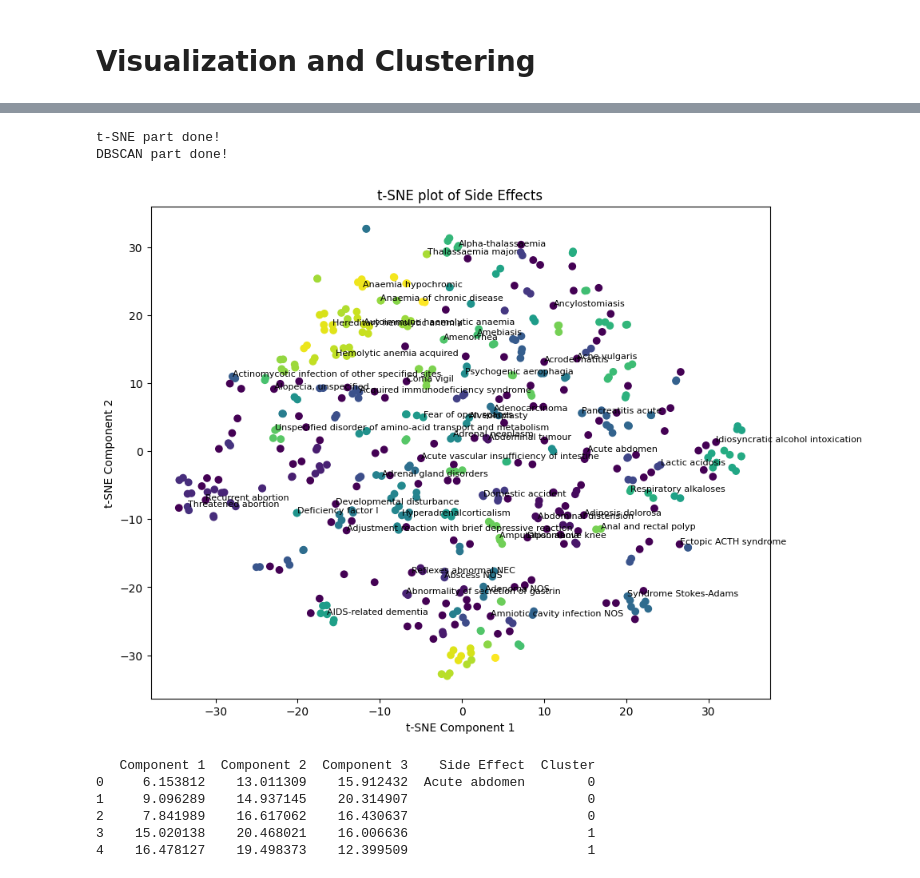
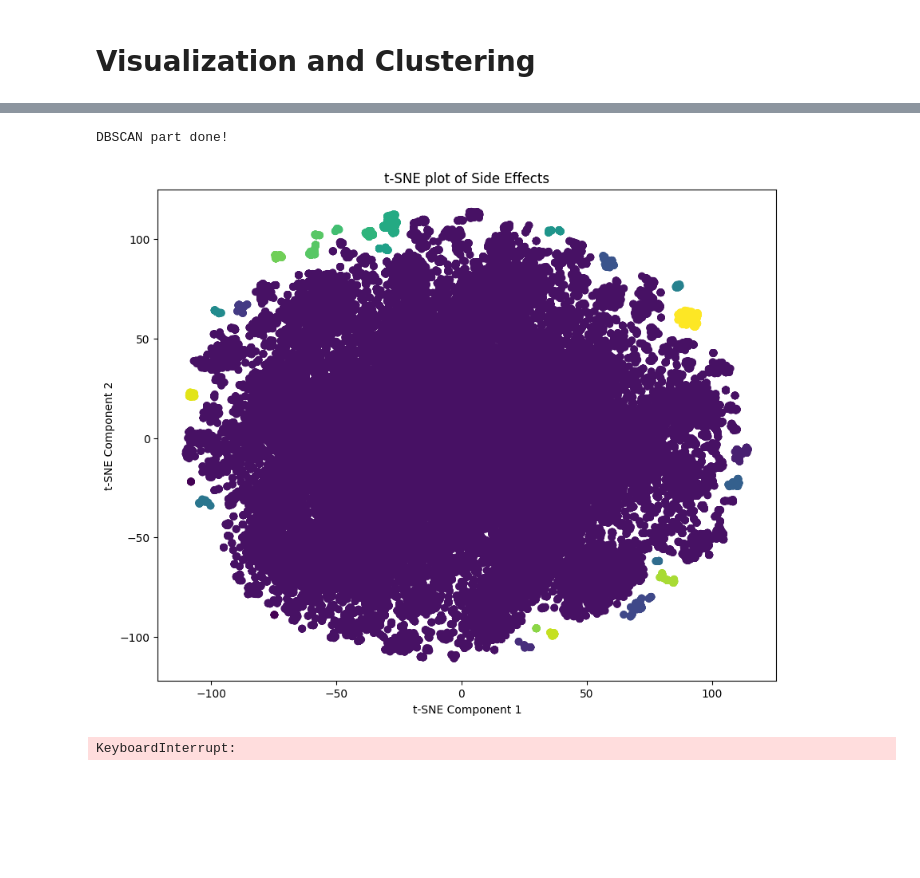
Before and after one commit to KorawutMing/drug-prediction, a Jupyter notebook: side_effects_visualization.ipynb, the cells around one changed output, grey strips where cells are left out. Drawn from its saved outputs; the diff is of its cells as text; code cells hidden in the pictures; blank space fills up the shorter version.

```diff
--- a/side_effects_visualization.ipynb
+++ b/side_effects_visualization.ipynb
@@ -25,6 +25,13 @@ print('Example side effects:', side_effects[:10])
 # %% [output]
 Number of unique side effects: 75604
 Example side effects: ['Acute abdomen', 'Syndrome abdominal acute', 'Abdominal syndrome acute', 'Abdominal cramps', 'Abdominal cramp', 'Cramp abdominal', 'Abdominal crampy pains', 'Griping abdominal', ...
+# %%
+# save side_effects to a file
+side_effects_path = 'data/side_effects.txt'
+
+with open(side_effects_path, 'w') as f:
+    for side_effect in side_effects:
+        f.write(side_effect + '\n')
 # %% [markdown]
 # Generate Embeddings
 # %%
@@ -58,2 +59,7 @@ import pickle
+# %%
+import pickle
+
+with open('vector_data/side_effects.pkl', 'rb') as f:
+    dense = pickle.load(f)
 # %% [markdown]
 # Visualization and Clustering
@@ -60,33 +85,23 @@ import pickle
 # %%
-# plot on 2D
-from sklearn.manifold import TSNE
-from sklearn.cluster import DBSCAN
-import matplotlib.pyplot as plt
-
-tsne = TSNE(n_components=2, random_state=42)
-X_2d = tsne.fit_transform(dense)
-print('t-SNE part done!')
-
-dbscan = DBSCAN(eps=1, min_samples=2)
+dbscan = DBSCAN(eps=5, min_samples=12)
 clusters = dbscan.fit_predict(X_2d)
 print('DBSCAN part done!')
 
 plt.figure(figsize=(10, 8))
 plt.scatter(X_2d[:, 0], X_2d[:, 1], c=clusters, cmap='viridis')
 
-for i, side_effect in enumerate(side_effects[:limit]):
-    if i % 10 != 0:
-        continue
-    plt.annotate(side_effect, (X_2d[i, 0], X_2d[i, 1]), fontsize=8)
+# for i, side_effect in enumerate(side_effects[:limit]):
+#     if i % 10 != 0:
+#         continue
+#     plt.annotate(side_effect, (X_2d[i, 0], X_2d[i, 1]), fontsize=8)
 
 plt.title('t-SNE plot of Side Effects')
 plt.xlabel('t-SNE Component 1')
 plt.ylabel('t-SNE Component 2')
 plt.show()
 # %% [output]
-t-SNE part done!
 DBSCAN part done!
-[figure, old version]
+[figure, new version]
 # %%
 import plotly.express as px
 from sklearn.manifold import TSNE
@@ -113,9 +128,4 @@ fig.update_traces(marker=dict(size=5), textposition='top center')
 fig.update_layout(autosize=True, hovermode='closest')
 fig.show()
 # %% [output]
-   Component 1  Component 2  Component 3    Side Effect  Cluster
-0     6.153812    13.011309    15.912432  Acute abdomen        0
-1     9.096289    14.937145    20.314907                       0
-2     7.841989    16.617062    16.430637                       0
-3    15.020138    20.468021    16.006636                       1
-4    16.478127    19.498373    12.399509                       1
+KeyboardInterrupt:
```
Also changed, not shown: parts of 3 cells of this notebook, 4 other files.
